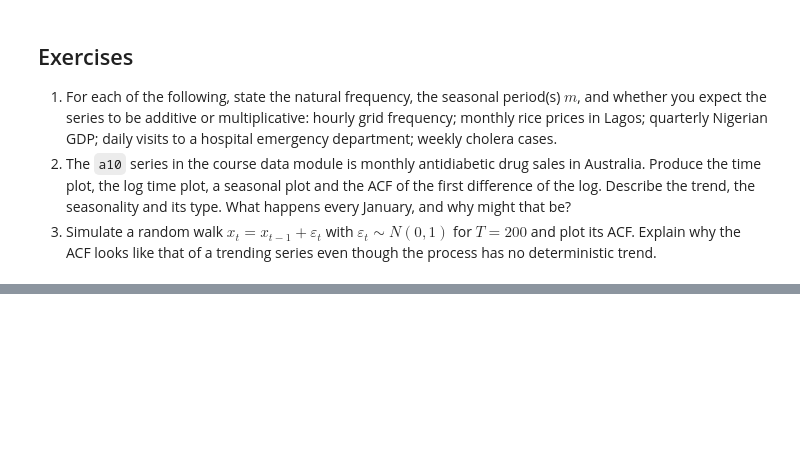
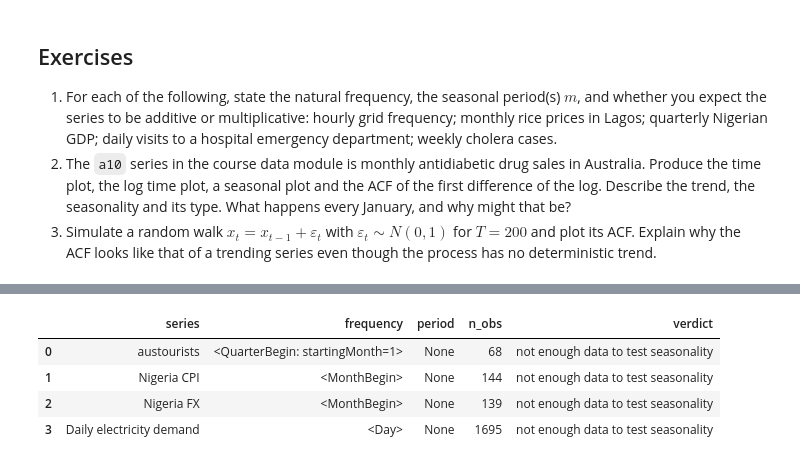
Before and after one commit to Favour-Fregene/NUTDTS816_Course_Repository, a Jupyter notebook: notebooks/lab01_introduction_to_time_series_data.ipynb, the cells around one changed output, grey strips where cells are left out. Drawn from its saved outputs; the diff is of its cells as text; code cells hidden in the pictures; blank space fills up the shorter version.

```diff
--- a/notebooks/lab01_introduction_to_time_series_data.ipynb
+++ b/notebooks/lab01_introduction_to_time_series_data.ipynb
@@ -68,3 +127,94 @@ print(pd.concat([cpi, fx, grid], axis=1).tail(4))
 3. Simulate a random walk $x_t = x_{t-1} + \varepsilon_t$ with $\varepsilon_t \sim N(0,1)$ for $T = 200$ and plot its ACF. Explain why the ACF looks like that of a trending series even though the process has no deterministic trend.
 # %%
 # Your work here
+# ["nigeria_cpi", "nigeria_fx", "nigeria_grid", "nigeria_malaria", "nigeria_rainfall", "bonny_light", "daily_demand",
+       #       "airpassengers", "a10", "h02", "ausbeer", "elecequip", "usmelec", "goog", "nile", "austourists", "oil", "dax", "uschange", "elecdemand"]
+
+
+ap = tsdata.airpassengers()      # monthly international airline passengers, 1949-1960 (thousands)
+print(type(ap), ap.index.freq)
+cpi = tsdata.nigeria_cpi()     # monthly CPI, Jan 2015 - Jun 2026 (simulated)
+print(type(cpi), cpi.index.freq)
+fx = tsdata.nigeria_fx()      # monthly NGN/USD, Jan 2015 - Jun 2026 (simulated)
+print(type(fx), fx.index.freq)
+grid = tsdata.nigeria_grid()    # monthly average grid generation, MW (simulated)
+print(type(grid), grid.index.freq)
+a10 = tsdata.a10()
+print(type(a10), a10.index.freq)
+malaria = tsdata.nigeria_malaria()
+print(type(malaria), malaria.index.freq)
+rainfall = tsdata.nigeria_rainfall()
+print(type(rainfall), rainfall.index.freq)
+bonny = tsdata.bonny_light()
+print(type(bonny), bonny.index.freq)
+demand = tsdata.daily_demand()
+print(type(demand), demand.index.freq)
+h02 = tsdata.h02()
+print(type(h02), h02.index.freq)
+ausbeer = tsdata.ausbeer()
+print(type(ausbeer), ausbeer.index.freq)
+elecequip = tsdata.elecequip()
+print(type(elecequip), elecequip.index.freq)
+usmelec = tsdata.uschange()
+print(type(usmelec), usmelec.index.freq)
+
+nile = tsdata.nile()
+print(type(nile), nile.index.freq)
+austourists = tsdata.austourists()
+print(type(austourists), austourists.index.freq)
+oil = tsdata.oil()
+print(type(oil), oil.index.freq)
+
+uschange = tsdata.uschange()
+print(type(uschange), uschange.index.freq)
+elecdemand = tsdata.elecdemand()
+print(type(elecdemand), elecdemand.index.freq)
+
+print()
+print()
+print()
+print()
+
+import pandas as pd
+import numpy as np
+from statsmodels.tsa.seasonal import seasonal_decompose
+
+def check_series(s, name='series'):
+    freq = s.index.freq or pd.infer_freq(s.index)
+    period_map = {'H': 24, 'D': 7, 'W': 52, 'MS': 12, 'M': 12,
+                  'QS-JAN': 4, 'Q': 4, 'QS': 4, 'A': 1, 'AS': 1}
+    period = period_map.get(str(freq), None)
+
+    result = {'series': name, 'frequency': freq, 'period': period, 'n_obs': len(s)}
+
+    if period is None or period < 2 or len(s) < 2 * period:
+        result['verdict'] = 'not enough data to test seasonality'
+        return result
+
+    add = seasonal_decompose(s, model='additive', period=period)
+    resid = add.resid.dropna()
+    half = len(resid) // 2
+    early_std = resid.iloc[:half].std()
+    late_std = resid.iloc[half:].std()
+
+    result['early_half_std'] = round(early_std, 4)
+    result['late_half_std'] = round(late_std, 4)
+    result['verdict'] = 'multiplicative' if late_std > 1.3 * early_std else 'additive'
+    return result
+
+# Load whichever of these actually exist in your tsdata module
+at = tsdata.austourists()
+cpi = tsdata.nigeria_cpi()
+fx = tsdata.nigeria_fx()
+demand = tsdata.daily_demand()
+
+
+rows = [
+    check_series(at, 'austourists'),
+    check_series(cpi, 'Nigeria CPI'),
+    check_series(fx, 'Nigeria FX'),
+    check_series(demand, 'Daily electricity demand'),
+]
+
+pd.DataFrame(rows)
+# %% [output]
@@ -70,0 +239,5 @@ print(pd.concat([cpi, fx, grid], axis=1).tail(4))
+|  | series | frequency | period | n_obs | verdict |
+| 0 | austourists | <QuarterBegin: startingMonth=1> | None | 68 | not enough data to test seasonality |
+| 1 | Nigeria CPI | <MonthBegin> | None | 144 | not enough data to test seasonality |
+| 2 | Nigeria FX | <MonthBegin> | None | 139 | not enough data to test seasonality |
+| 3 | Daily electricity demand | <Day> | None | 1695 | not enough data to test seasonality |
```
Also changed, not shown: parts of 11 cells of this notebook.
